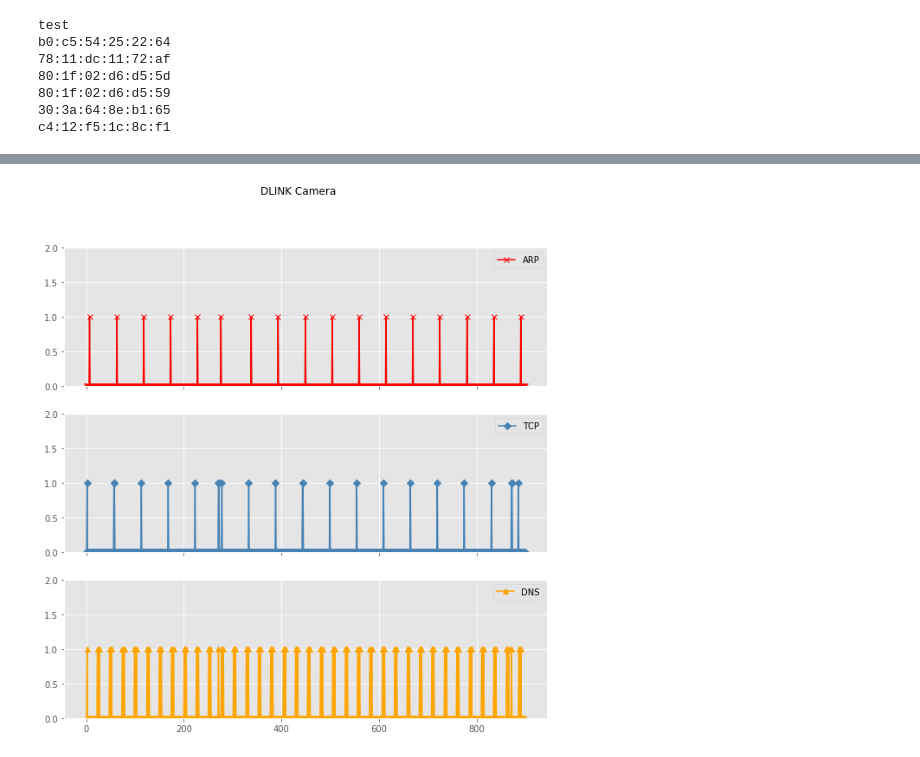
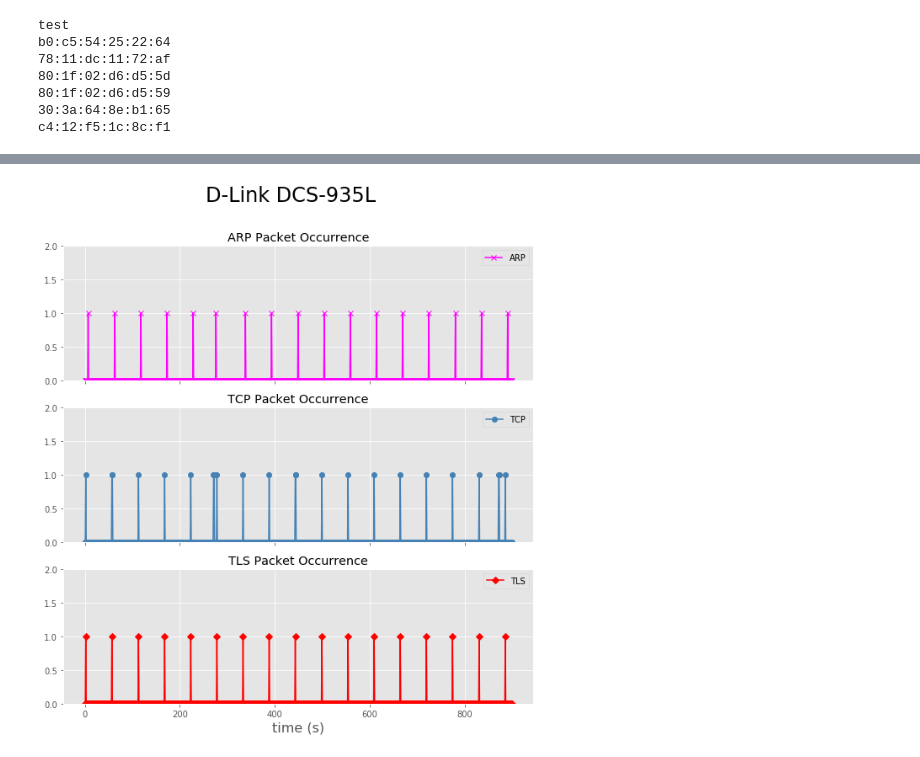
Before and after one commit to moraeyeowoo/anomaly, a Jupyter notebook: report.ipynb, the cells around one changed output, grey strips where cells are left out. Saved outputs shown, nothing was run; the diff lists cells and outputs as text; code cells hidden in the pictures.

```diff
--- a/report.ipynb
+++ b/report.ipynb
@@ -20,7 +31,7 @@ dlink1 = devices[1]
 dlink1_packets = dlink1.packet_set.all()
 dlink1_arp_ts = get_time_series(dlink1_packets, ARP)
 dlink1_tcp_ts = get_time_series(dlink1_packets, TCP)
-dlink1_dns_ts = get_time_series(dlink1_packets, DNS)
+dlink1_tls_ts = get_time_series(dlink1_packets, TLS)
 
 sub_periods = get_sub_periods(dlink1_packets)
 filtered_periods= filter_periods(sub_periods)
@@ -57,0 +63,10 @@ print(dlink_periods)
+# %%
+x = dlink1_tcp_ts
+y = fft(x)
+y_abs = np.absolute(y)
+indices = range(0,len(x))
+Yf = [ (k, y_abs[k]) for k in indices]
+
+plt.style.use('ggplot')
+plt.plot(y[0])
+plt.show()
@@ -58,23 +75,28 @@ print(dlink_periods)
 # %%
 
 
 plt.style.use('ggplot')
 
 x = list(range(0,900))
 
 fig, axs = plt.subplots(3, sharex=True, sharey=True,figsize=(10,10))
-fig.suptitle('DLINK Camera')
-axs[0].plot(x, dlink1_arp_ts[900:1800],'r-x')
+fig.suptitle('D-Link DCS-935L' ,fontsize=24)
+axs[0].plot(x, dlink1_arp_ts[900:1800],'-x',color='magenta')
 axs[0].set_ylim([0, 2])
 axs[0].legend(['ARP'])
-axs[1].plot(x, dlink1_tcp_ts[900:1800],'-D',color='steelblue')
+axs[0].set_title('ARP Packet Occurrence')
+axs[1].plot(x, dlink1_tcp_ts[900:1800],'-o',color='steelblue')
 axs[1].legend(['TCP'])
-axs[2].plot(x, dlink1_dns_ts[900:1800],'-^',color='orange')
-axs[2].legend(['DNS'])
+axs[1].set_title('TCP Packet Occurrence')
+axs[2].set_title('TLS Packet Occurrence')
+axs[2].plot(x, dlink1_tls_ts[900:1800],'-D', color='red')
+axs[2].legend(['TLS'])
+axs[2].set_xlabel('time (s)',fontsize=16)
 
+plt.savefig("DLINK .png")
 plt.show()
 # %% [output]
-[figure, old version]
+[figure, new version]
 # %%
 xiaomi = devices[2]
 xiaomi_packets = xiaomi.packet_set.all()
```
Also changed, not shown: parts of 16 cells of this notebook, 8 other files.
